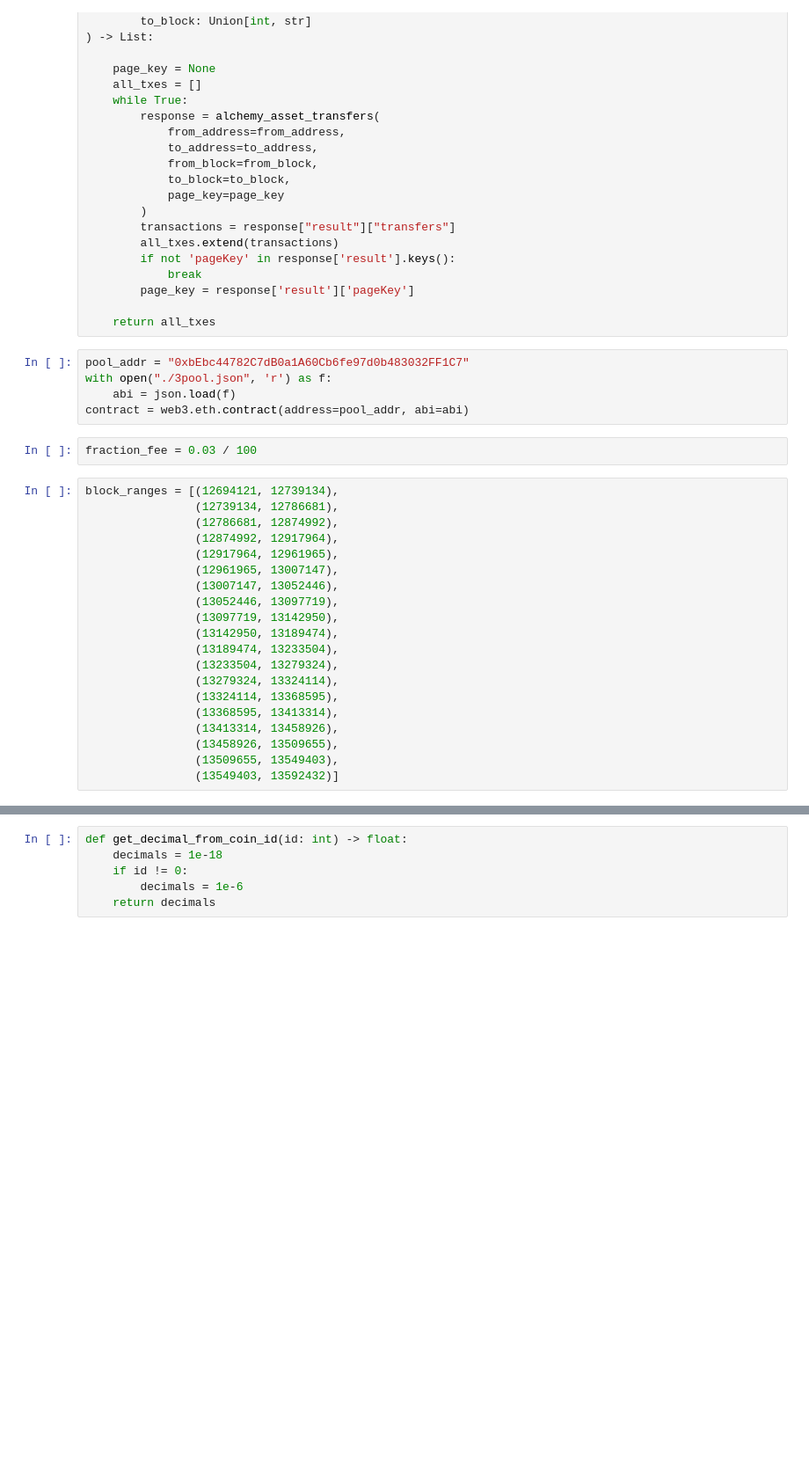
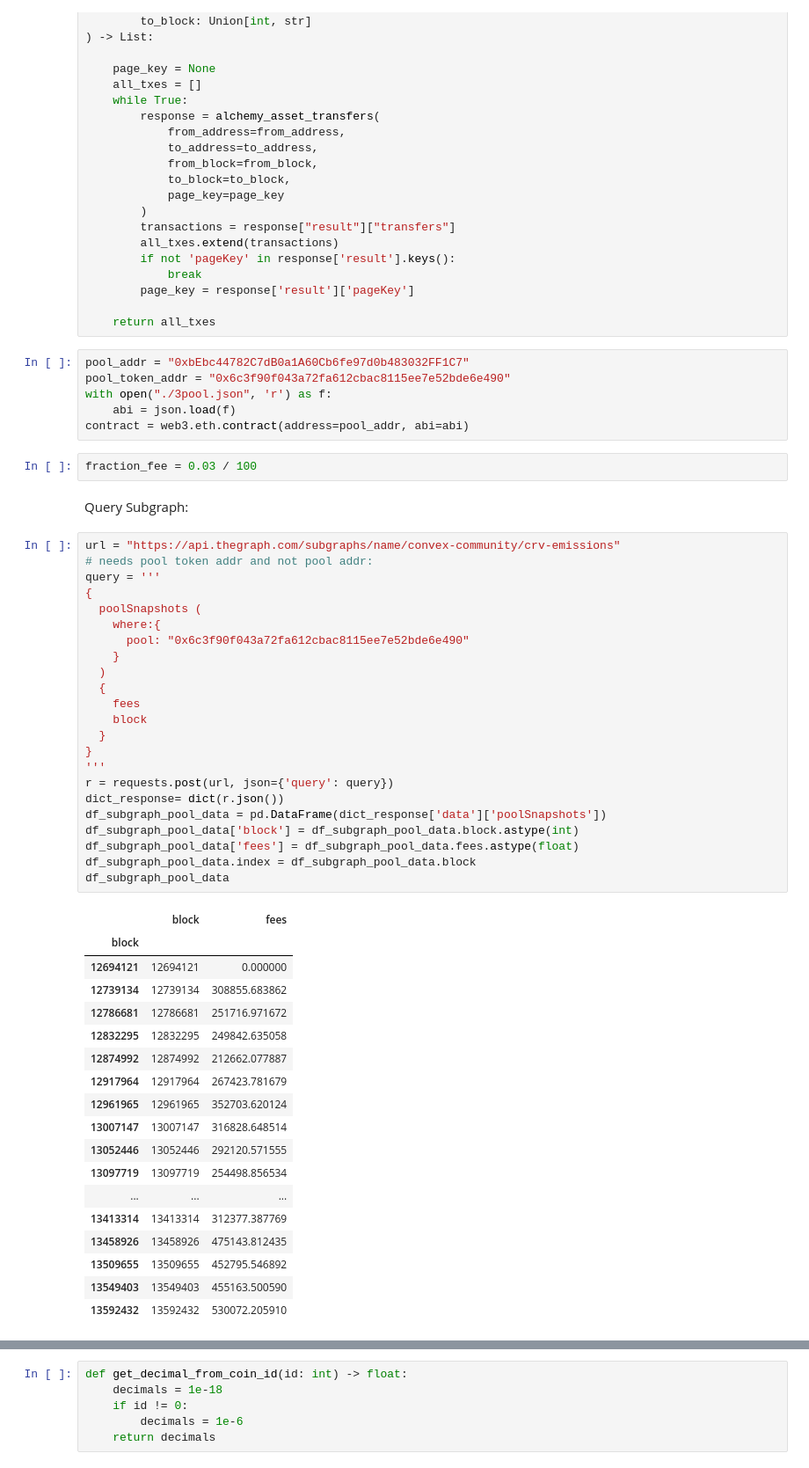
Before and after one commit to bout3fiddy/on-chain-analytics, a Jupyter notebook: notebooks/curve-analysis/curve-pools/swaps/get_fees_from_stableswaps_alchemy.ipynb, the cells around one changed output, grey strips where cells are left out. Shown at 88% size. Cells and saved outputs as stored; diff of their text form; blank space fills up the shorter version.

```diff
--- a/notebooks/curve-analysis/curve-pools/swaps/get_fees_from_stableswaps_alchemy.ipynb
+++ b/notebooks/curve-analysis/curve-pools/swaps/get_fees_from_stableswaps_alchemy.ipynb
@@ -81,28 +81,53 @@ def get_lp_swaps(
     return all_txes
 # %%
 pool_addr = "0xbEbc44782C7dB0a1A60Cb6fe97d0b483032FF1C7"
+pool_token_addr = "0x6c3f90f043a72fa612cbac8115ee7e52bde6e490"
 with open("./3pool.json", 'r') as f:
     abi = json.load(f)
 contract = web3.eth.contract(address=pool_addr, abi=abi)
 # %%
 fraction_fee = 0.03 / 100
-# %%
-block_ranges = [(12694121, 12739134),
-                (12739134, 12786681),
-                (12786681, 12874992),
-                (12874992, 12917964),
-                (12917964, 12961965),
-                (12961965, 13007147),
-                (13007147, 13052446),
-                (13052446, 13097719),
-                (13097719, 13142950),
-                (13142950, 13189474),
-                (13189474, 13233504),
-                (13233504, 13279324),
-                (13279324, 13324114),
-                (13324114, 13368595),
-                (13368595, 13413314),
-                (13413314, 13458926),
-                (13458926, 13509655),
-                (13509655, 13549403),
-                (13549403, 13592432)]
+# %% [markdown]
+Query Subgraph:
+# %%
+url = "https://api.thegraph.com/subgraphs/name/convex-community/crv-emissions"
+# needs pool token addr and not pool addr:
+query = '''
+{
+  poolSnapshots (
+    where:{
+      pool: "0x6c3f90f043a72fa612cbac8115ee7e52bde6e490"
+    }
+  )
+  {
+    fees
+    block
+  }
+}
+'''
+r = requests.post(url, json={'query': query})
+dict_response= dict(r.json())
+df_subgraph_pool_data = pd.DataFrame(dict_response['data']['poolSnapshots'])
+df_subgraph_pool_data['block'] = df_subgraph_pool_data.block.astype(int)
+df_subgraph_pool_data['fees'] = df_subgraph_pool_data.fees.astype(float)
+df_subgraph_pool_data.index = df_subgraph_pool_data.block
+df_subgraph_pool_data
+# %% [output]
+|  | block | fees |
+| block |  |  |
+| 12694121 | 12694121 | 0.000000 |
+| 12739134 | 12739134 | 308855.683862 |
+| 12786681 | 12786681 | 251716.971672 |
+| 12832295 | 12832295 | 249842.635058 |
+| 12874992 | 12874992 | 212662.077887 |
+| 12917964 | 12917964 | 267423.781679 |
+| 12961965 | 12961965 | 352703.620124 |
+| 13007147 | 13007147 | 316828.648514 |
+| 13052446 | 13052446 | 292120.571555 |
+| 13097719 | 13097719 | 254498.856534 |
+| ... | ... | ... |
+| 13413314 | 13413314 | 312377.387769 |
+| 13458926 | 13458926 | 475143.812435 |
+| 13509655 | 13509655 | 452795.546892 |
+| 13549403 | 13549403 | 455163.500590 |
+| 13592432 | 13592432 | 530072.205910 |
```
Also changed, not shown: parts of 4 cells of this notebook.
